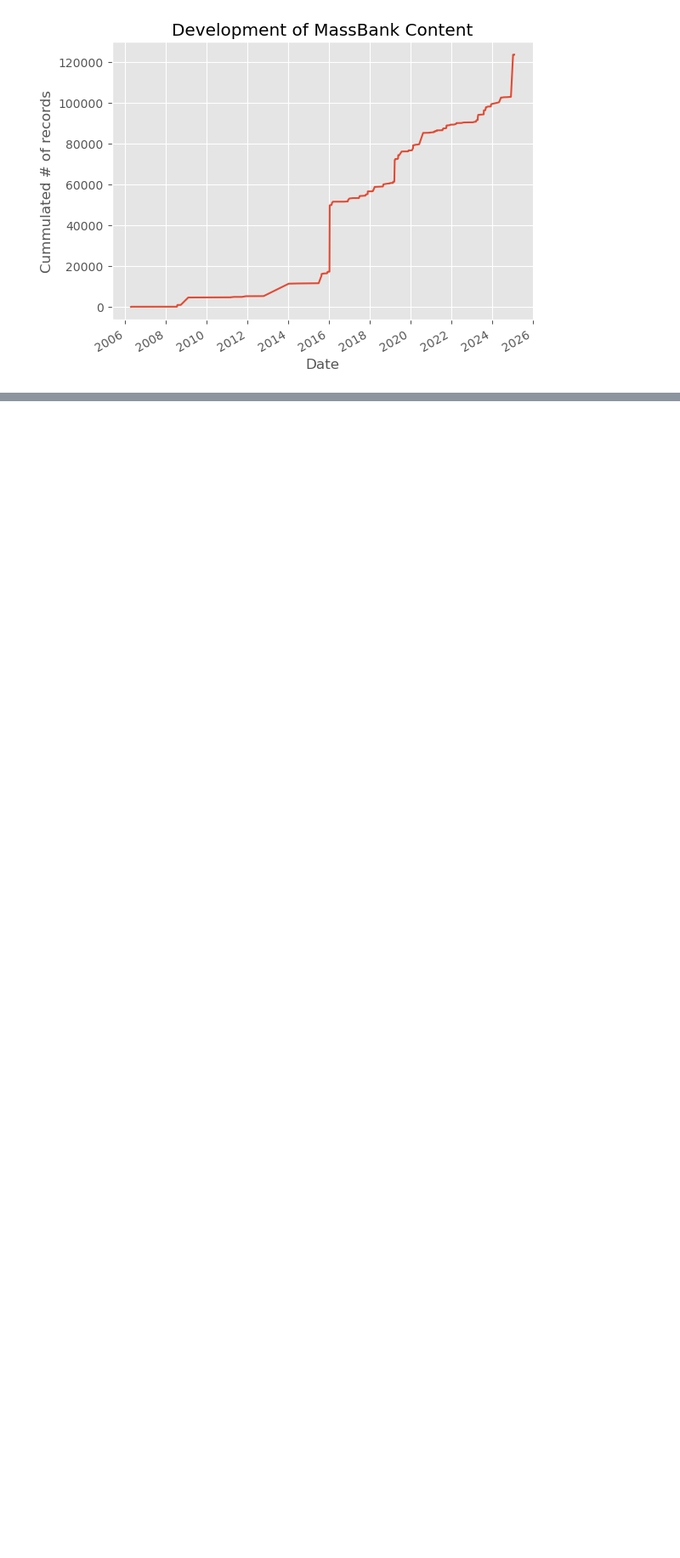
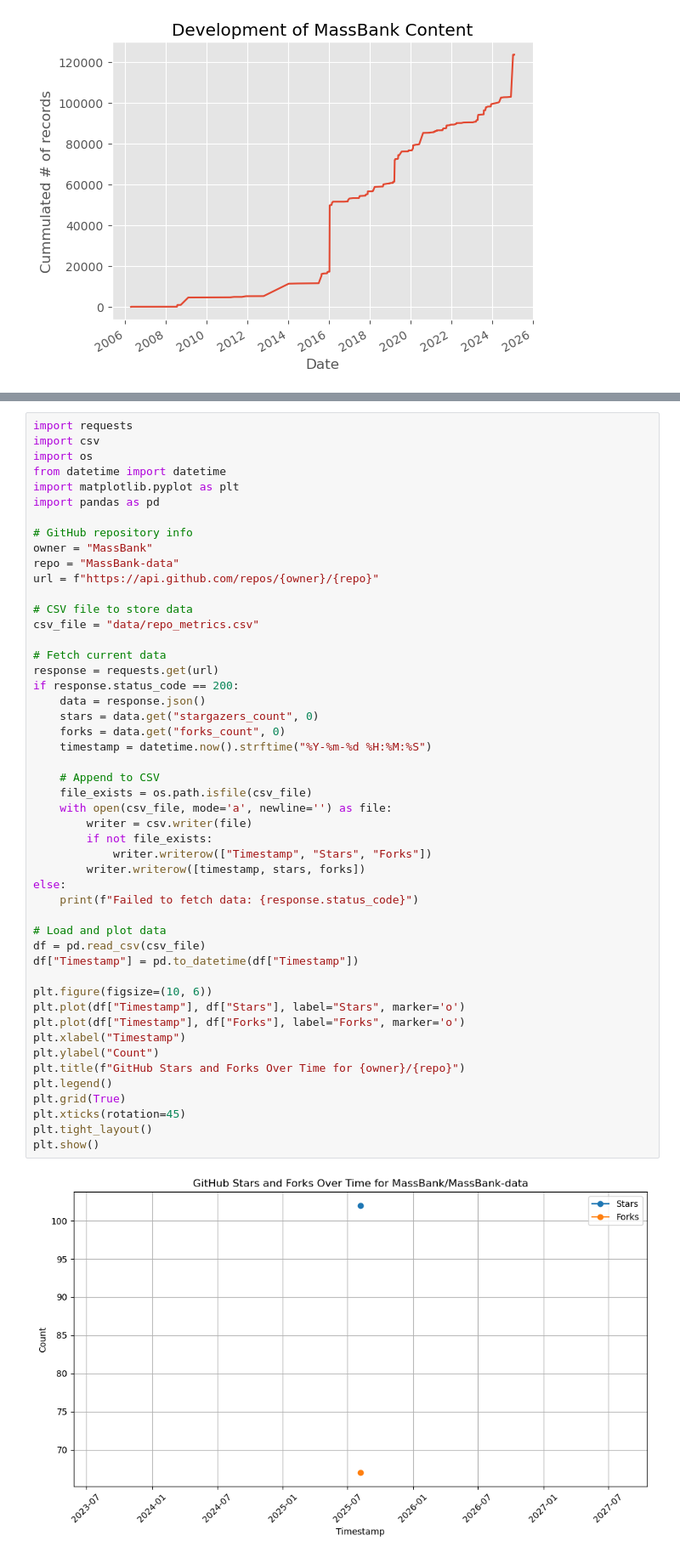
Before and after one commit to MassBank/MassBank-analytics, a Jupyter notebook: record_grow.ipynb, the cells around one changed output, grey strips where cells are left out. Shown at 85% size. Drawn from its saved outputs; the diff is of its cells as text; blank space fills up the shorter version.

Commit message:
Add github repo metrics collection

```diff
--- a/record_grow.ipynb
+++ b/record_grow.ipynb
@@ -83,0 +87,51 @@ date
+# %%
+import requests
+import csv
+import os
+from datetime import datetime
+import matplotlib.pyplot as plt
+import pandas as pd
+
+# GitHub repository info
+owner = "MassBank"
+repo = "MassBank-data"
+url = f"https://api.github.com/repos/{owner}/{repo}"
+
+# CSV file to store data
+csv_file = "data/repo_metrics.csv"
+
+# Fetch current data
+response = requests.get(url)
+if response.status_code == 200:
+    data = response.json()
+    stars = data.get("stargazers_count", 0)
+    forks = data.get("forks_count", 0)
+    timestamp = datetime.now().strftime("%Y-%m-%d %H:%M:%S")
+
+    # Append to CSV
+    file_exists = os.path.isfile(csv_file)
+    with open(csv_file, mode='a', newline='') as file:
+        writer = csv.writer(file)
+        if not file_exists:
+            writer.writerow(["Timestamp", "Stars", "Forks"])
+        writer.writerow([timestamp, stars, forks])
+else:
+    print(f"Failed to fetch data: {response.status_code}")
+
+# Load and plot data
+df = pd.read_csv(csv_file)
+df["Timestamp"] = pd.to_datetime(df["Timestamp"])
+
+plt.figure(figsize=(10, 6))
+plt.plot(df["Timestamp"], df["Stars"], label="Stars", marker='o')
+plt.plot(df["Timestamp"], df["Forks"], label="Forks", marker='o')
+plt.xlabel("Timestamp")
+plt.ylabel("Count")
+plt.title(f"GitHub Stars and Forks Over Time for {owner}/{repo}")
+plt.legend()
+plt.grid(True)
+plt.xticks(rotation=45)
+plt.tight_layout()
+plt.show()
+# %% [output]
+[figure, added]
```
Also changed, not shown: parts of 1 cell of this notebook, 2 other files.
